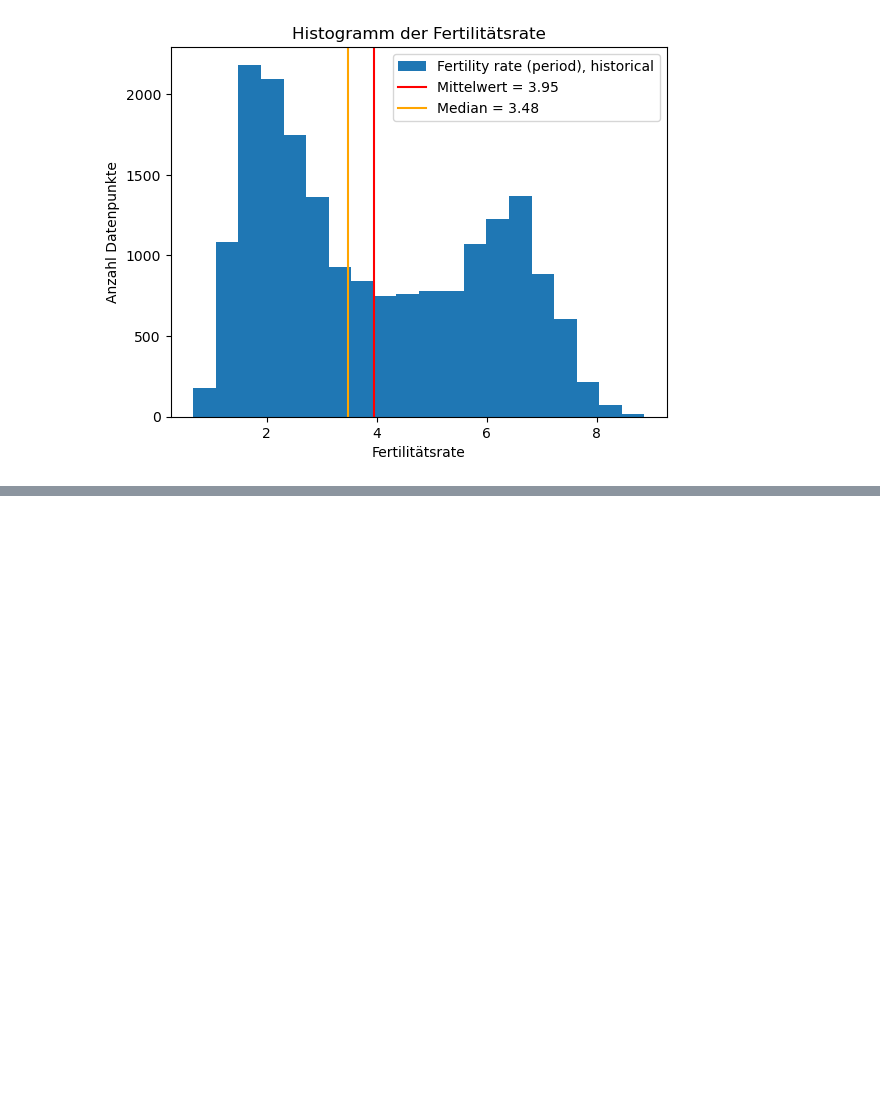
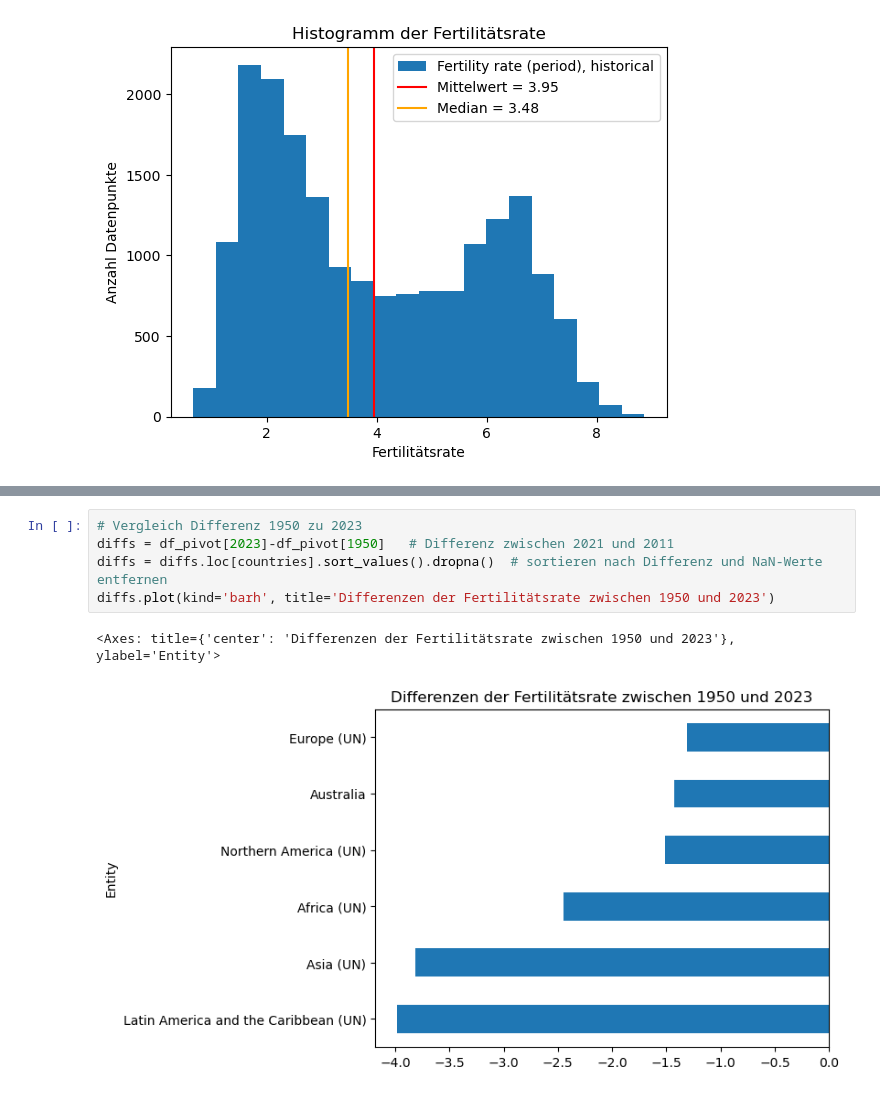
Before and after one commit to karin5905/Fertility-rate, a Jupyter notebook: Feritility-rate.ipynb, the cells around one changed output, grey strips where cells are left out. Saved outputs shown, nothing was run; the diff lists cells and outputs as text; blank space fills up the shorter version.

```diff
--- a/Feritility-rate.ipynb
+++ b/Feritility-rate.ipynb
@@ -290,0 +288,8 @@ See the caveats in the documentation: https://pandas.pydata.org/pandas-docs/stab
+# %%
+# Vergleich Differenz 1950 zu 2023
+diffs = df_pivot[2023]-df_pivot[1950]   # Differenz zwischen 2021 und 2011
+diffs = diffs.loc[countries].sort_values().dropna()  # sortieren nach Differenz und NaN-Werte entfernen
+diffs.plot(kind='barh', title='Differenzen der Fertilitätsrate zwischen 1950 und 2023')
+# %% [output]
+<Axes: title={'center': 'Differenzen der Fertilitätsrate zwischen 1950 und 2023'}, ylabel='Entity'>
+[figure, added]
```
Also changed, not shown: parts of 12 cells of this notebook.
